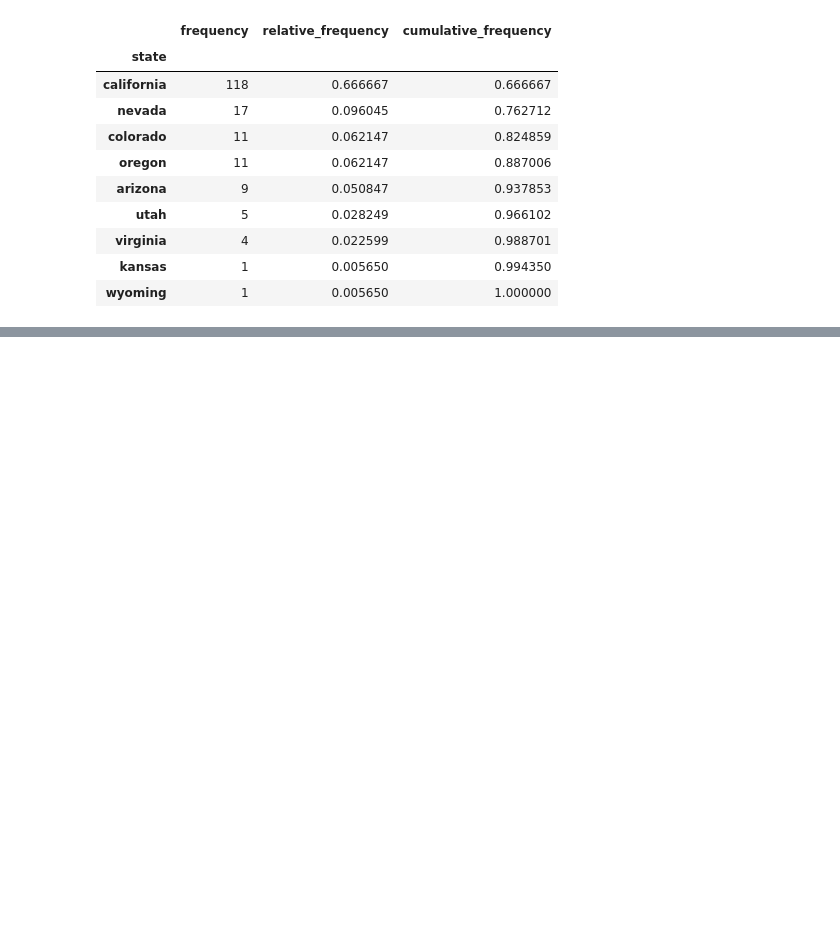
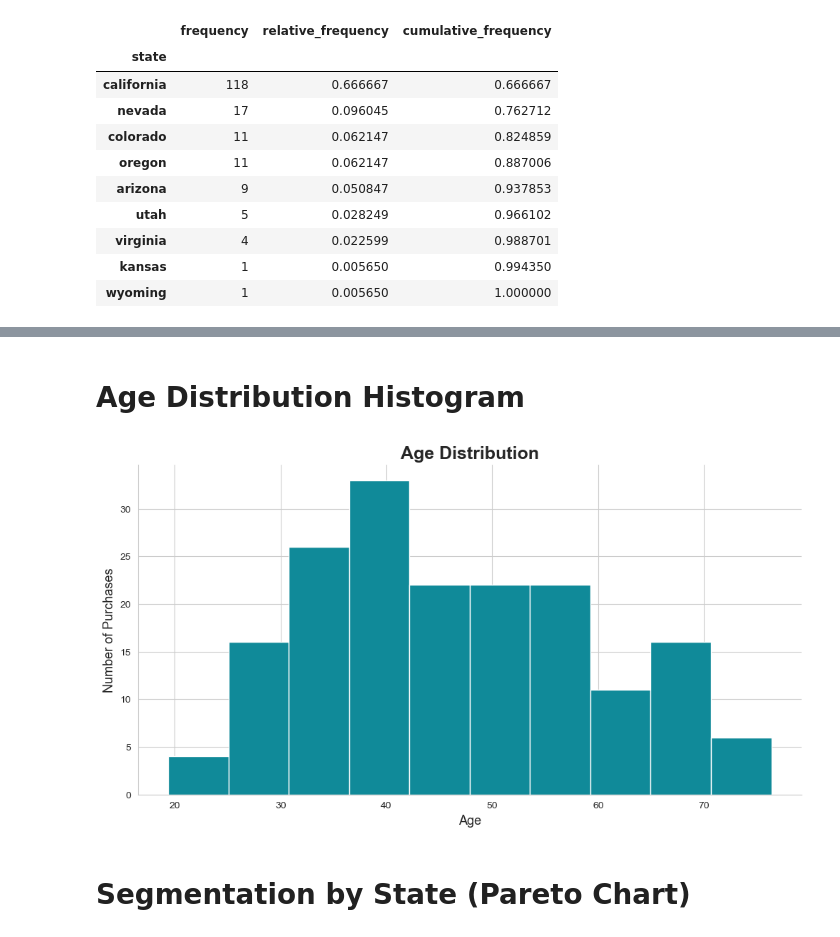
Before and after one commit to Will-Jacobs/Real-Estate-Market-Analysis, a Jupyter notebook: Real Estate Market Analysis - Preprocessing Data.ipynb, the cells around one changed output, grey strips where cells are left out. Cells and saved outputs as stored; diff of their text form; code cells hidden in the pictures; blank space fills up the shorter version.

```diff
--- a/Real Estate Market Analysis - Preprocessing Data.ipynb
+++ b/Real Estate Market Analysis - Preprocessing Data.ipynb
@@ -1499,0 +1548,24 @@ data[['age_at_purchase','price$']].corr()
+# %% [markdown]
+# Age Distribution Histogram
+# %%
+sns.set_style("whitegrid") # override the default matplotlib style, to avoid the grey background, but keep the grid
+
+plt.figure(figsize = (12, 6)) # determine the size of the figure
+
+plt.hist(data['age_at_purchase'], # the variable on which to create the histogram
+         bins = 10, # create a histogram with 10 bins
+         color = "#108A99")
+
+plt.title("Age Distribution", fontsize = 18, weight = "bold")
+plt.xlabel("Age", fontsize=13)
+plt.ylabel("Number of Purchases", fontsize=13)
+
+sns.despine() # removes the top and right border of our graph
+
+plt.savefig("age_distribution_histogram.png") # export chart as a picture
+
+plt.show()
+# %% [output]
+[figure, added]
+# %% [markdown]
+# Segmentation by State (Pareto Chart)
```
Also changed, not shown: parts of 93 cells of this notebook.
